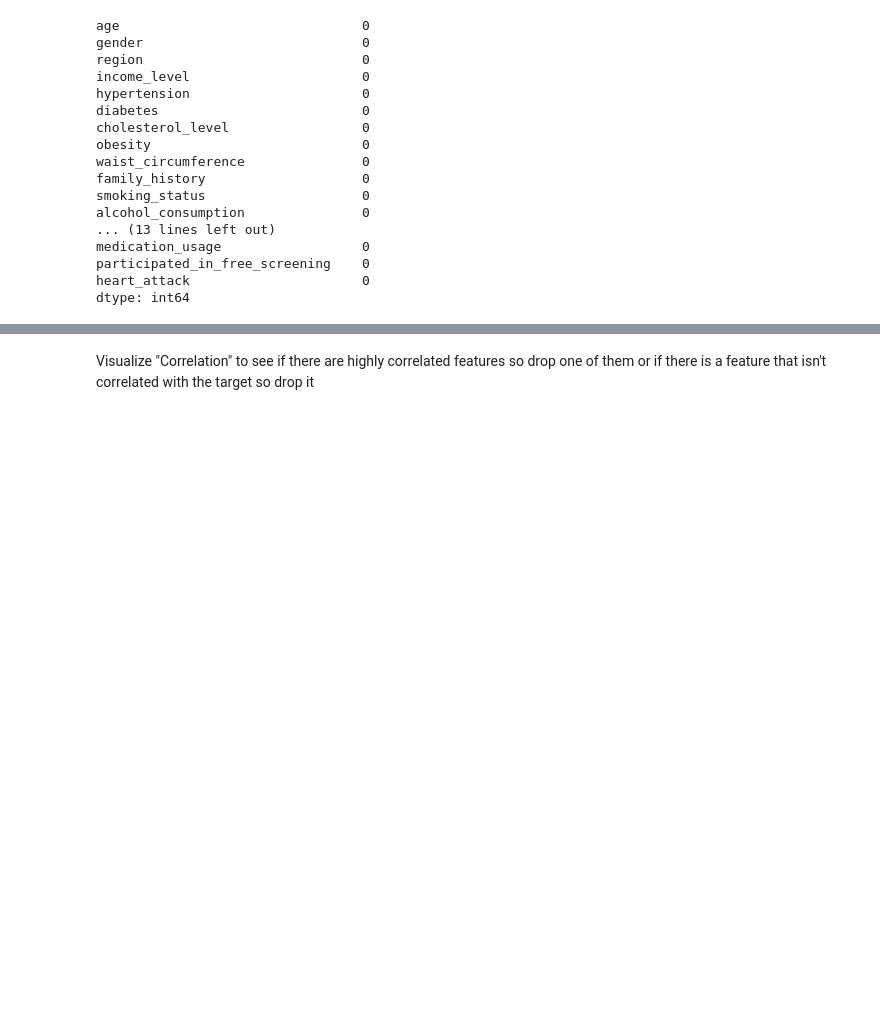
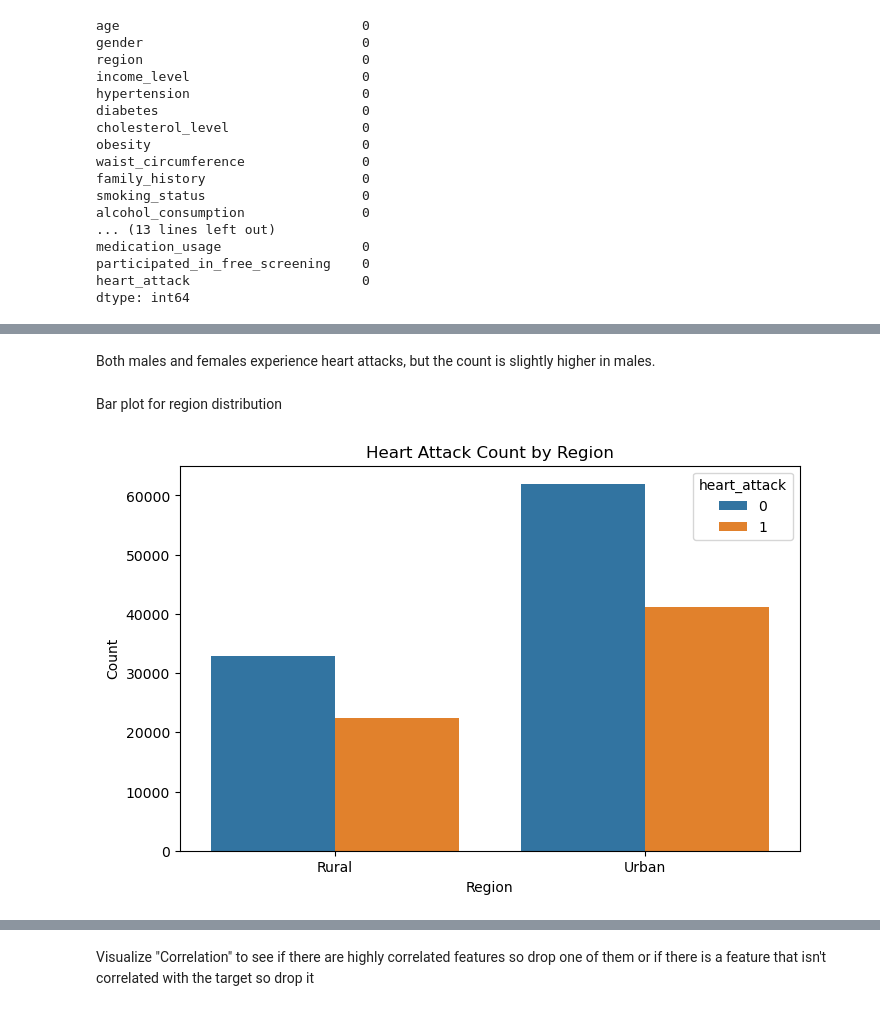
Before and after one commit to toqa8/Data_Analysis_and_Processing, a Jupyter notebook: heart_attack_prediction/data_processing.ipynb, the cells around one changed output, grey strips where cells are left out. Drawn from its saved outputs; the diff is of its cells as text; code cells hidden in the pictures; blank space fills up the shorter version.

```diff
--- a/heart_attack_prediction/data_processing.ipynb
+++ b/heart_attack_prediction/data_processing.ipynb
@@ -111,0 +125,13 @@ dtype: int64
+# %% [markdown]
+Both males and females experience heart attacks, but the count is slightly higher in males.
+# %% [markdown]
+Bar plot for region distribution
+# %%
+plt.figure(figsize=(8, 5))
+sns.countplot(x='region', hue='heart_attack', data=df)
+plt.title('Heart Attack Count by Region')
+plt.xlabel('Region')
+plt.ylabel('Count')
+plt.show()
+# %% [output]
+[figure, added]
```
Also changed, not shown: parts of 51 cells of this notebook.
